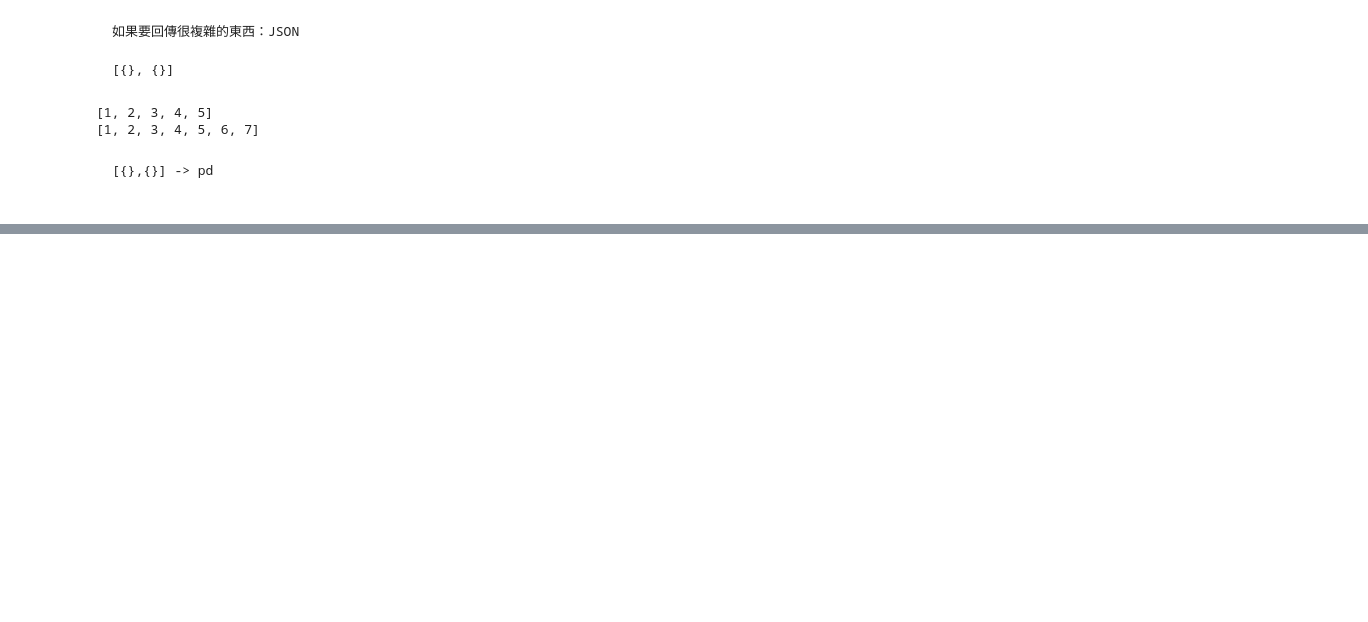
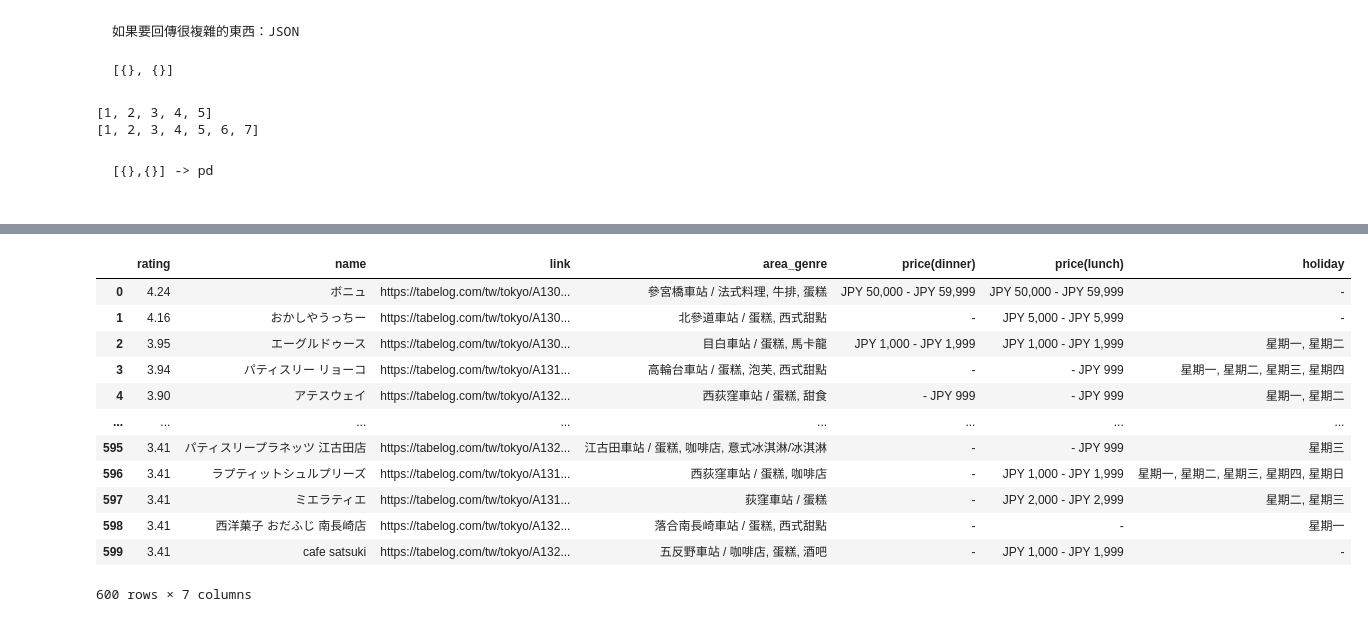
Before and after one commit to Elwing-Chou/tibame_night_20251124, a Jupyter notebook: tibame20251213.ipynb, the cells around one changed output, grey strips where cells are left out. Cells and saved outputs as stored; diff of their text form; code cells hidden in the pictures; blank space fills up the shorter version.

```diff
--- a/tibame20251213.ipynb
+++ b/tibame20251213.ipynb
@@ -144,0 +158,22 @@ https://tabelog.com/tw/tokyo/rstLst/cake/21/?SrtT=rt
+# %%
+import urllib.request as req
+import pandas as pd
+
+url = "https://github.com/Elwing-Chou/tibame_night_20251124/raw/refs/heads/main/tabelog.csv"
+req.urlretrieve(url, "food.csv")
+df = pd.read_csv("food.csv", index_col=0)
+df
+# %% [output]
+|  | rating | name | link | area_genre | price(dinner) | price(lunch) | holiday |
+| 0 | 4.24 | ボニュ | https://tabelog.com/tw/tokyo/A130... | 參宮橋車站 / 法式料理, 牛排, 蛋糕 | JPY 50,000 - JPY 59,999 | JPY 50,000 - JPY 59,999 | - |
+| 1 | 4.16 | おかしやうっちー | https://tabelog.com/tw/tokyo/A130... | 北參道車站 / 蛋糕, 西式甜點 | - | JPY 5,000 - JPY 5,999 | - |
+| 2 | 3.95 | エーグルドゥース | https://tabelog.com/tw/tokyo/A130... | 目白車站 / 蛋糕, 馬卡龍 | JPY 1,000 - JPY 1,999 | JPY 1,000 - JPY 1,999 | 星期一, 星期二 |
+| 3 | 3.94 | パティスリー リョーコ | https://tabelog.com/tw/tokyo/A131... | 高輪台車站 / 蛋糕, 泡芙, 西式甜點 | - | - JPY 999 | 星期一, 星期二, 星期三, 星期四 |
+| 4 | 3.90 | アテスウェイ | https://tabelog.com/tw/tokyo/A132... | 西荻窪車站 / 蛋糕, 甜食 | - JPY 999 | - JPY 999 | 星期一, 星期二 |
+| ... | ... | ... | ... | ... | ... | ... | ... |
+| 595 | 3.41 | パティスリープラネッツ 江古田店 | https://tabelog.com/tw/tokyo/A132... | 江古田車站 / 蛋糕, 咖啡店, 意式冰淇淋/冰淇淋 | - | - JPY 999 | 星期三 |
+| 596 | 3.41 | ラプティットシュルプリーズ | https://tabelog.com/tw/tokyo/A131... | 西荻窪車站 / 蛋糕, 咖啡店 | - | JPY 1,000 - JPY 1,999 | 星期一, 星期二, 星期三, 星期四, 星期日 |
+| 597 | 3.41 | ミエラティエ | https://tabelog.com/tw/tokyo/A131... | 荻窪車站 / 蛋糕 | - | JPY 2,000 - JPY 2,999 | 星期二, 星期三 |
+| 598 | 3.41 | 西洋菓子 おだふじ 南長崎店 | https://tabelog.com/tw/tokyo/A132... | 落合南長崎車站 / 蛋糕, 西式甜點 | - | - | 星期一 |
+| 599 | 3.41 | cafe satsuki | https://tabelog.com/tw/tokyo/A132... | 五反野車站 / 咖啡店, 蛋糕, 酒吧 | - | JPY 1,000 - JPY 1,999 | - |
+600 rows × 7 columns
```
Also changed, not shown: parts of 1 cell of this notebook.
